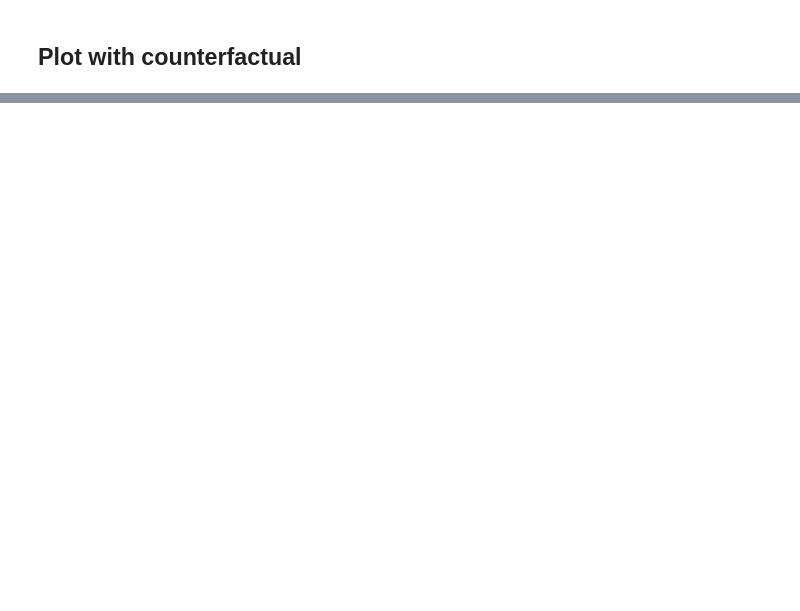
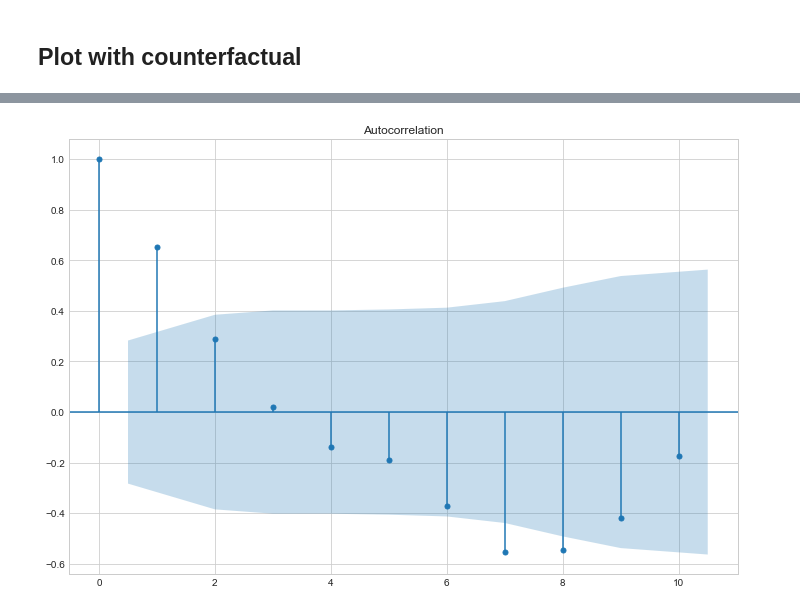
Before and after one commit to xboard/xboard.github.io, a Jupyter notebook: assets/data/its/ITS in python3.ipynb, the cells around one changed output, grey strips where cells are left out. Saved outputs shown, nothing was run; the diff lists cells and outputs as text; code cells hidden in the pictures; blank space fills up the shorter version.

```diff
--- a/assets/data/its/ITS in python3.ipynb
+++ b/assets/data/its/ITS in python3.ipynb
@@ -163,0 +180,7 @@ plt.ylabel("Bounce rate (%)");
+# %%
+# autocorrelation
+_, ax = plt.subplots(figsize=(12, 8))
+sm.graphics.tsa.plot_acf(res.resid, lags=10, ax=ax)
+plt.show()
+# %% [output]
+[figure, added]
```
Also changed, not shown: parts of 8 cells of this notebook, 11 other files.
